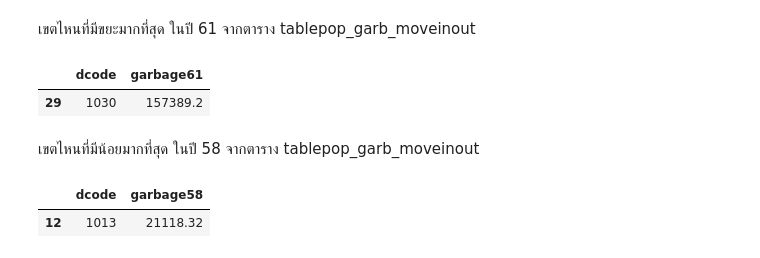
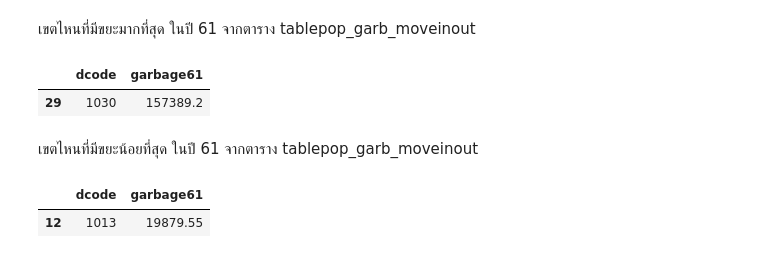
Before and after one commit to Octa-p/DWDM21, a Jupyter notebook: Project_SUKUNA.ipynb, the cells around one changed output. Cells and saved outputs as stored; diff of their text form; code cells hidden in the pictures.

```diff
--- a/Project_SUKUNA.ipynb
+++ b/Project_SUKUNA.ipynb
@@ -394,10 +394,10 @@ MaxGar61.iloc[:1,[0,16]]
 |  | dcode | garbage61 |
 | 29 | 1030 | 157389.2 |
 # %% [markdown]
-เขตไหนที่มีน้อยมากที่สุด ในปี 58 จากตาราง tablepop_garb_moveinout
+เขตไหนที่มีขยะน้อยที่สุด ในปี 61 จากตาราง tablepop_garb_moveinout
 # %%
-MinGar61 = tablepop_garb_moveinout.sort_values(by=['garbage58'],ascending=True)
-MinGar61.iloc[:1,[0,14]]
+MinGar61 = tablepop_garb_moveinout.sort_values(by=['garbage61'],ascending=True)
+MinGar61.iloc[:1,[0,16]]
 # %% [output]
-|  | dcode | garbage58 |
-| 12 | 1013 | 21118.32 |
+|  | dcode | garbage61 |
+| 12 | 1013 | 19879.55 |
```
Also changed, not shown: parts of 3 cells of this notebook.
